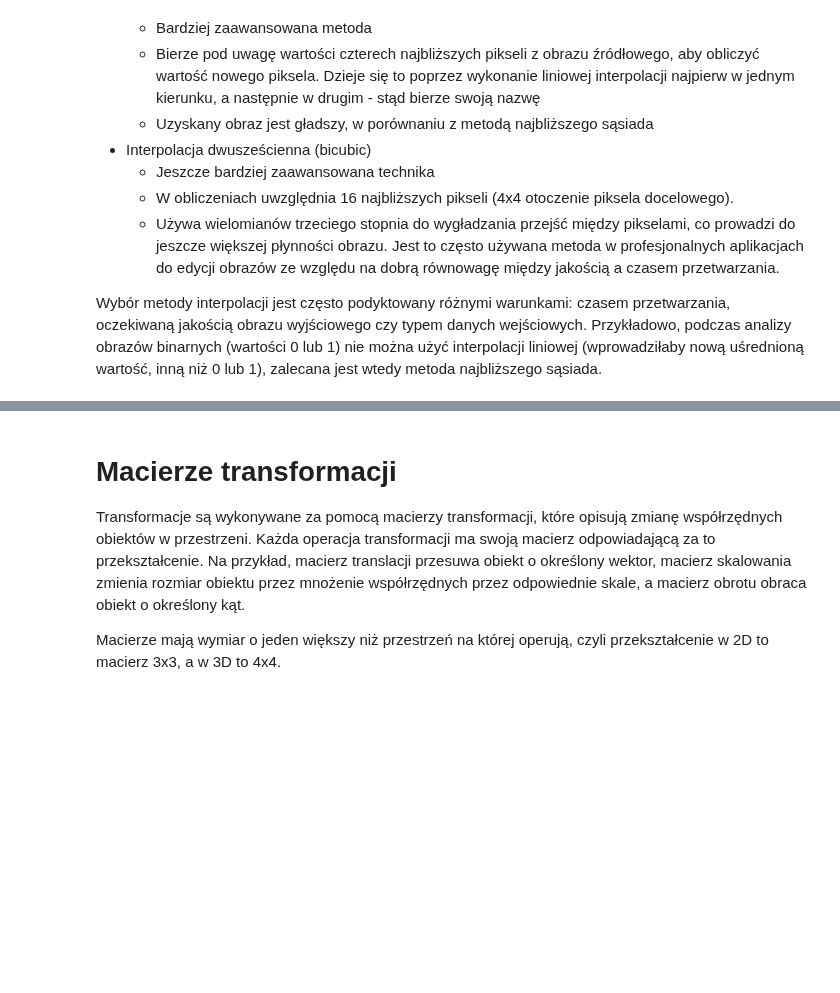
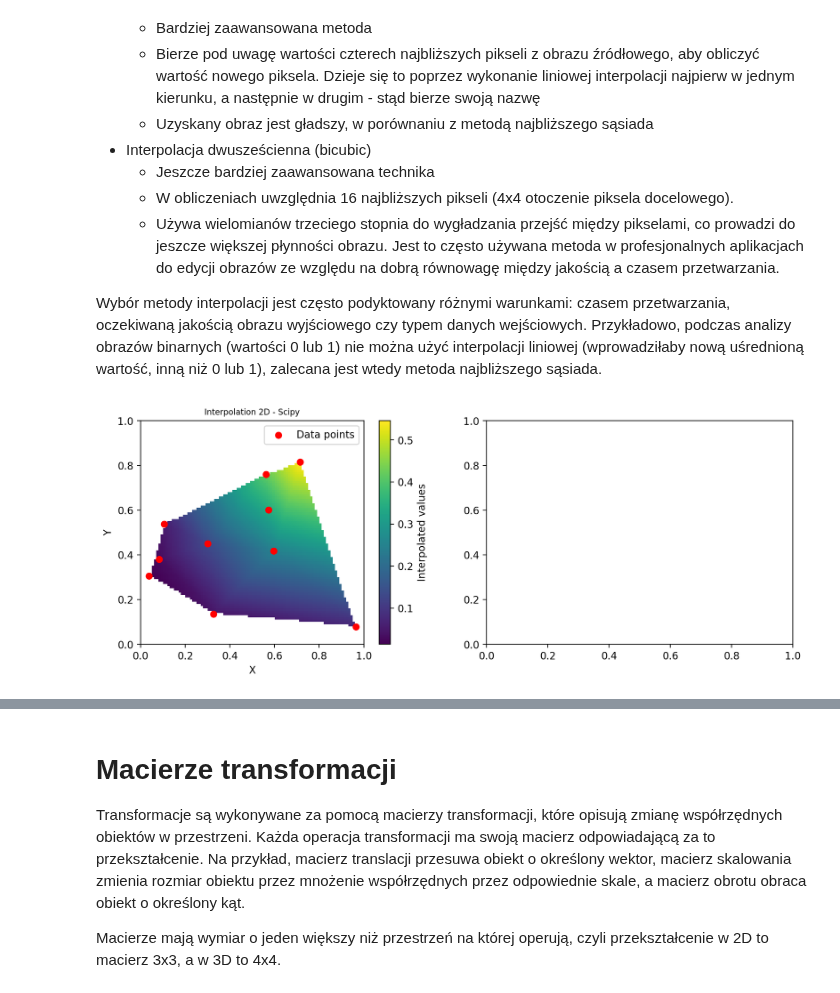
Before and after one commit to aflorkowska/Image-Processing, a Jupyter notebook: PL/8_Interpolacja i macierze transformacji.ipynb, the cells around one changed output, grey strips where cells are left out. Drawn from its saved outputs; the diff is of its cells as text; code cells hidden in the pictures; blank space fills up the shorter version.

Commit message:
interpolation - example

```diff
--- a/PL/8_Interpolacja i macierze transformacji.ipynb
+++ b/PL/8_Interpolacja i macierze transformacji.ipynb
@@ -39,3 +35,70 @@ Wybór metody interpolacji jest często podyktowany różnymi warunkami: czasem
+# %%
+def interpolate_2d(image, grid_x, grid_y):
+  img_y, img_x = image.shape[0], image.shape[1]
+  new_img = np.zeros([img_y, img_x])
+
+  grid_x =grid_x.ravel()
+  grid_y= grid_y.ravel()
+
+  for i in grid_y-1:
+    for j in grid_x-1:
+      y_up, y_down = np.int(np.floor(i)), np.int(np.floor(i)+ 1)
+      x_left, x_right = np.int(np.floor(j)), np.int(np.floor(j) + 1)
+
+      a = image[y_up, x_left]
+      b = image[y_up, x_right]
+      c = image[y_down, x_left]
+      d = image[y_down, x_right]
+
+      w_x = j - x_left
+      w_y = i - y_up
+
+      wA = (1 - w_x) * (1 - w_y)
+      wB =  w_x * (1 - w_y)
+      wC = w_y * (1 - w_x)
+      wD = w_x * w_y
+
+      interpolated_point = a*wA + b*wB + c*wC + d*wD
+      new_img[x_left][y_up] = interpolated_point
+  return new_img
+
+N = 10
+x = np.random.rand(N)
+y = np.random.rand(N)
+values = np.sin(x * y)
+
+matrix = np.zeros((N, N))
+for i in range(N):
+    row_idx = int(x[i] * (N - 1))
+    col_idx = int(y[i] * (N - 1))
+    matrix[row_idx][col_idx] = values[i]
+
+x_grid, y_grid = np.meshgrid(np.linspace(0, 1, 100), np.linspace(0, 1, 100))
+
+# Data interpolation from points (x, y) to a grid (x_grid, y_grid)
+values_interp = griddata((x, y), values, (x_grid, y_grid), method='linear')
+# todo: values_my_interp = interpolate_2d(image, x_grid, y_grid)
+
+plt.figure(figsize=(12, 4), dpi=200)
+plt.subplot(1, 2, 1)
+plt.imshow(values_interp, extent=(0, 1, 0, 1), origin='lower', cmap='viridis')
+plt.colorbar(label='Interpolated values')
+plt.scatter(x, y, c='r', label='Data points')
+plt.legend(loc='best')
+plt.title('Interpolation 2D - Scipy', fontsize=8)
+plt.xlabel('X')
+plt.ylabel('Y')
+plt.subplot(1, 2, 2)
+# plt.imshow(values_my_interp, extent=(0, 1, 0, 1), origin='lower', cmap='viridis')
+# plt.colorbar(label='Interpolated values')
+# plt.scatter(x, y, c='r', label='Data points')
+# plt.legend(loc='best')
+# plt.title('Interpolation 2D - my implementation', fontsize=8)
+# plt.xlabel('X')
+# plt.ylabel('Y')
+plt.show()
+# %% [output]
+[figure, added]
 # %% [markdown]
 # Transformacja
 To działanie mające na celu manipulację obiektami lub obrazami poprzez zmianę ich położenia, rozmiaru, kształtu lub orientacji w przestrzeni. Obejmuje poniższe działania:
```
Also changed, not shown: parts of 7 cells of this notebook, 1 other file.
